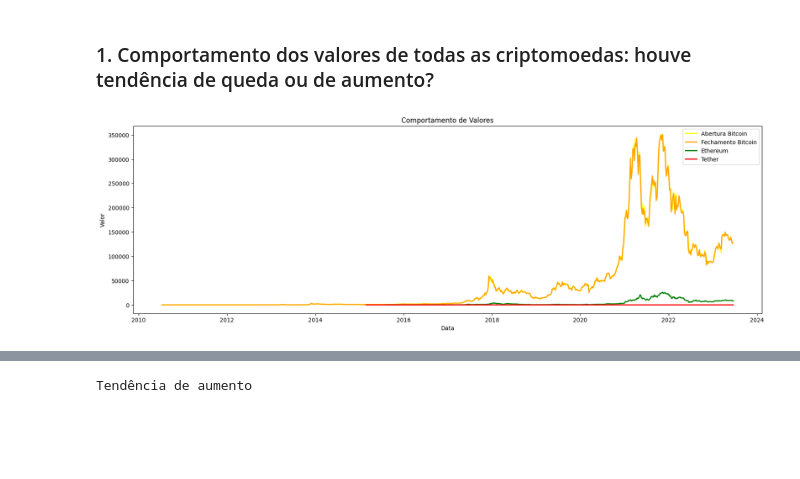
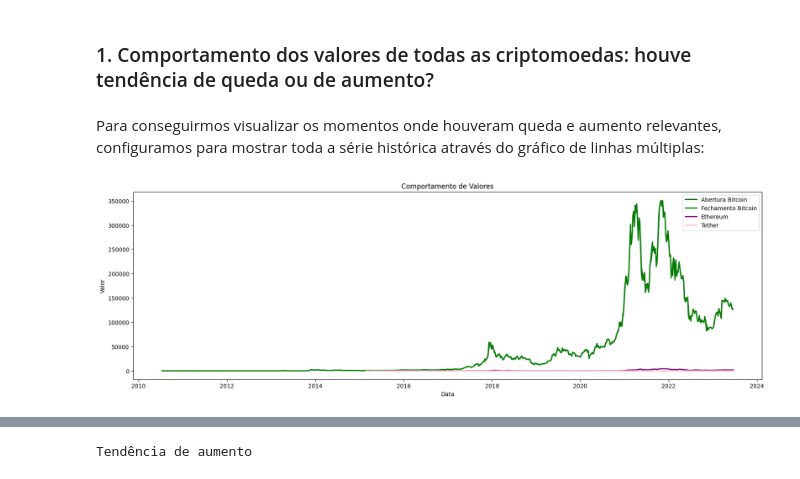
Before and after one commit to CassioRibeiro/ProjetoFinal, a Jupyter notebook: [M5]_Projeto_Final.ipynb, the cells around one changed output, grey strips where cells are left out. Cells and saved outputs as stored; diff of their text form; code cells hidden in the pictures; blank space fills up the shorter version.

```diff
--- a/[M5]_Projeto_Final.ipynb
+++ b/[M5]_Projeto_Final.ipynb
@@ -357,20 +357,26 @@ data_unus = newunus30[['Data','Dia_da_Semana', 'Abertura']].groupby(['Data','Dia
 ## Insights Iniciais
 # %% [markdown]
 ### 1. Comportamento dos valores de todas as criptomoedas: houve tendência de queda ou de aumento?
+# %% [markdown]
+Para conseguirmos visualizar os momentos onde houveram queda e aumento relevantes, configuramos para mostrar toda a série histórica através do gráfico de linhas múltiplas:
 # %%
+# Criando o gráfico de linhas:
+# Figuras e eixos pelas variáveis fig e ax do matplotlib
 fig, ax = plt.subplots(figsize=(20, 6))
-ax.plot(newbitcoin['Data'], newbitcoin['Abertura'], label='Abertura Bitcoin', color='yellow', linewidth=2)
-ax.plot(newbitcoin['Data'], newbitcoin['Fechamento'], label='Fechamento Bitcoin', color='orange', linewidth=2)
-ax.plot(newethereum['Data'], newethereum['Abertura'], label='Ethereum', color='green', linewidth=2)
-ax.plot(newtether['Data'], newtether['Abertura'], label='Tether', color='red', linewidth=2)
+# Utilizamos os dados de abertura e fechamento do bitcoin pra demonstrar que possuem comportamentos praticamente idênticos
+ax.plot(newbitcoin['Data'], newbitcoin['Abertura'], label='Abertura Bitcoin', color='darkgreen', linewidth=2)
+ax.plot(newbitcoin['Data'], newbitcoin['Fechamento'], label='Fechamento Bitcoin', color='green', linewidth=2)
+# Em seguida, escolhemos Ethereum e Tether para representar as dimensões das demais criptomoedas comparadas ao Bitcoin
+ax.plot(newethereum['Data'], newethereum['Abertura'], label='Ethereum', color='purple', linewidth=2)
+ax.plot(newtether['Data'], newtether['Abertura'], label='Tether', color='pink', linewidth=2)
 
-# Adicionando legendas e título
+# Adicionando legendas e título:
 ax.legend()
-ax.set_xlabel('Data')
-ax.set_ylabel('Valor')
-ax.set_title('Comportamento de Valores')
+ax.set_xlabel('Data') # plotagem do eixo horizontal (anos)
+ax.set_ylabel('Valor') # plotagem do eixo vertical (valor dos tokens em milhares)
+ax.set_title('Comportamento de Valores') # título do gráfico
 
-# Mostrando o gráfico
+# Mostrando o gráfico:
 plt.show()
 # %% [output]
-[figure, old version]
+[figure, new version]
```
Also changed, not shown: parts of 55 cells of this notebook.
